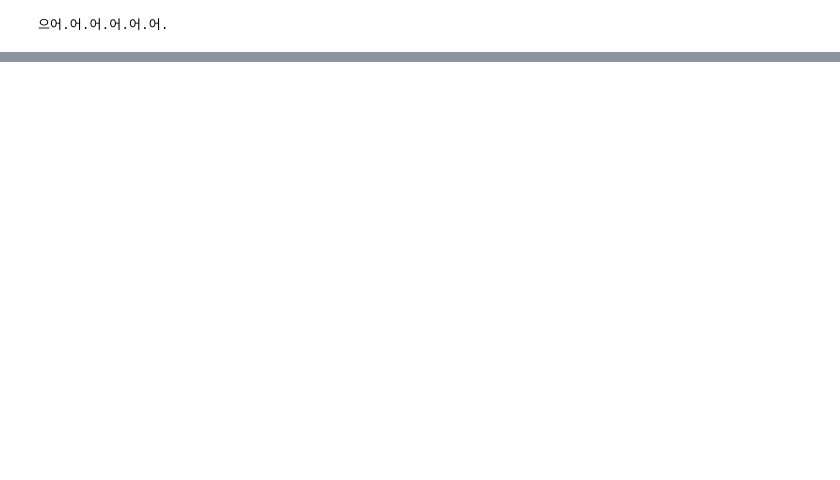
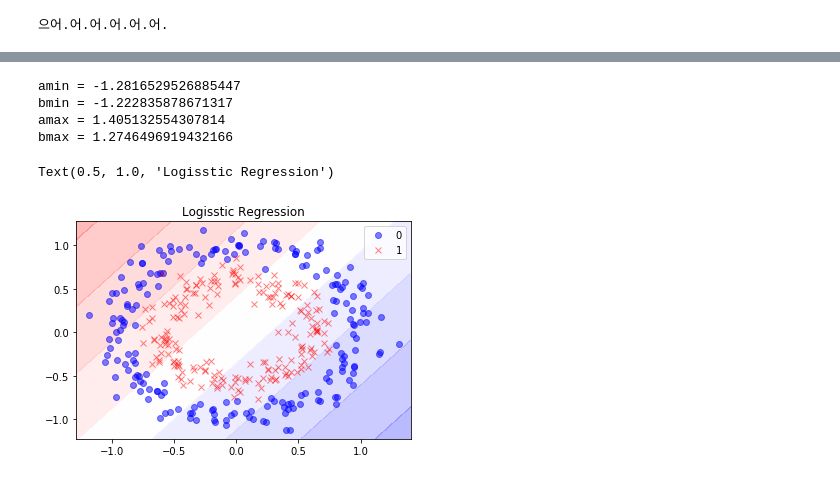
Before and after one commit to Jelly6489/testRepoKJY, a Jupyter notebook: fourth.ipynb, the cells around one changed output, grey strips where cells are left out. Cells and saved outputs as stored; diff of their text form; code cells hidden in the pictures; blank space fills up the shorter version.

```diff
--- a/fourth.ipynb
+++ b/fourth.ipynb
@@ -4,0 +70,12 @@ print('으어.어.어.어.어.어.')
+# %%
+from keras.layers import Dense, Activation
+from keras.models import Sequential
+
+np.random.seed(seed)
+
+model = Sequential()
+# %%
+model.add(Dense(1, activation = 'sigmoid', input_dim = 2))
+model.compile(optimizer = 'sgd', loss = 'binary_crossentropy')
+# %%
+model.fit(X, y, batch_size = 5, epochs = 100, verbose = 1)
@@ -4,0 +101,2 @@ print('으어.어.어.어.어.어.')
+# %%
+matplotlib.rcParams['figure.figsize'] = (6.0, 4.0)
@@ -4,0 +187,10 @@ print('으어.어.어.어.어.어.')
+# %%
+plot_decision_bound(model, X, y)
+plt.title("Logisstic Regression")
+# %% [output]
+amin = -1.2816529526885447
+bmin = -1.222835878671317
+amax = 1.405132554307814
+bmax = 1.2746496919432166
+Text(0.5, 1.0, 'Logisstic Regression')
+[figure, added]
```
Also changed, not shown: parts of 30 cells of this notebook.
